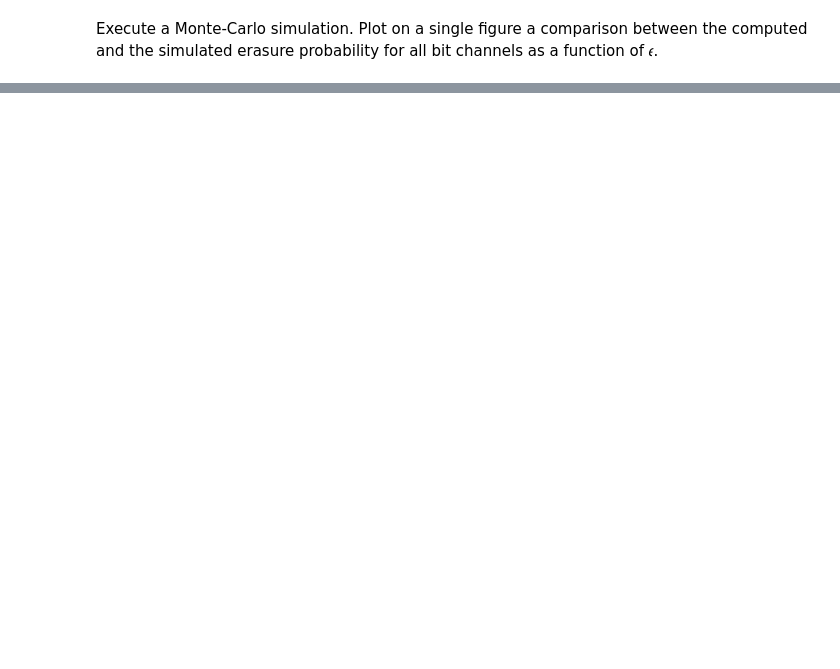
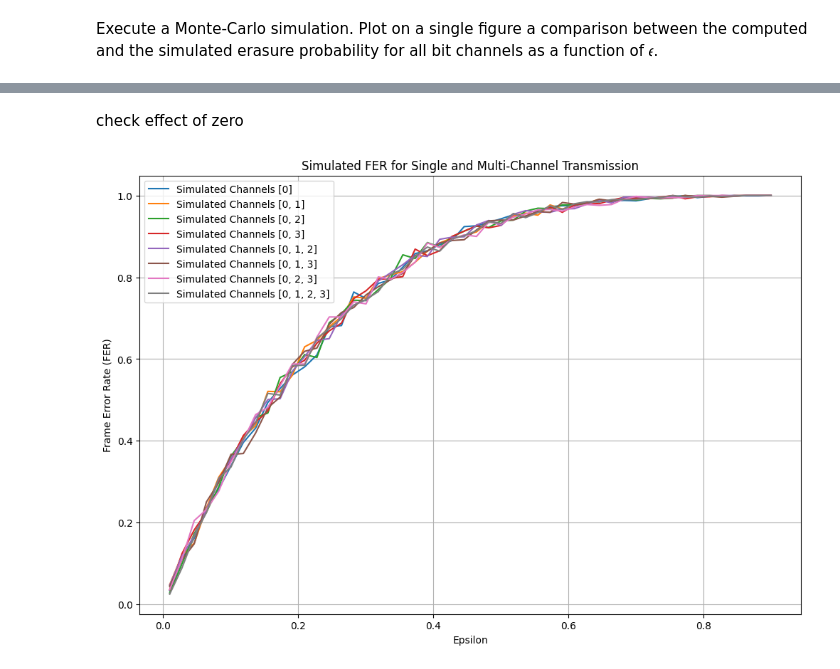
Before and after one commit to RonBartov/erasure-probabilities-and-error-correction, a Jupyter notebook: erasure_probabilities_and_error_correction.ipynb, the cells around one changed output, grey strips where cells are left out. Cells and saved outputs as stored; diff of their text form; code cells hidden in the pictures; blank space fills up the shorter version.

```diff
--- a/erasure_probabilities_and_error_correction.ipynb
+++ b/erasure_probabilities_and_error_correction.ipynb
@@ -648,0 +700,28 @@ plt.show()
+# %% [markdown]
+check effect of zero
+# %%
+# Number of Monte Carlo simulations
+num_simulations = 1000
+
+# Define a range of epsilon values
+epsilon_values = np.linspace(0.01, 0.9, 50)
+
+# Define the combinations of channels for multi-channel transmission
+channel_combinations = [
+    [0],
+    [0, 1],
+    [0, 2],
+    [0, 3],
+    [0, 1, 2],
+    [0, 1, 3],
+    [0, 2, 3],
+    [0, 1, 2, 3]
+]
+
+# Run the Monte Carlo simulation for FER
+simulated_fer = run_monte_carlo_simulation(num_simulations, epsilon_values, channel_combinations, simulation_type="fer")
+
+# Plot the results using the plot_simulation_results function
+plot_simulation_results(simulated_fer, simulation_type="fer", epsilon_values=epsilon_values, channel_combinations=channel_combinations)
+# %% [output]
+[figure, added]
```
Also changed, not shown: parts of 11 cells of this notebook.
